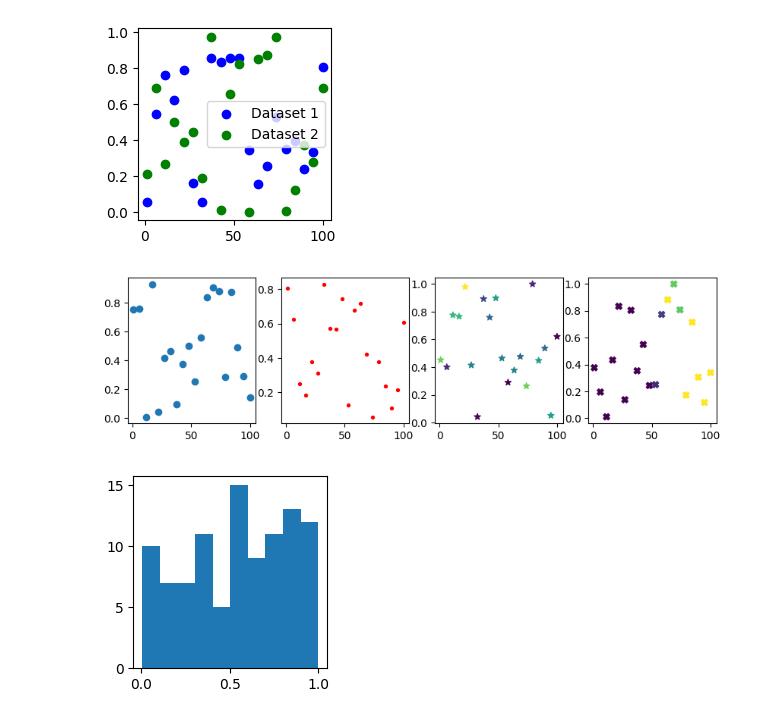
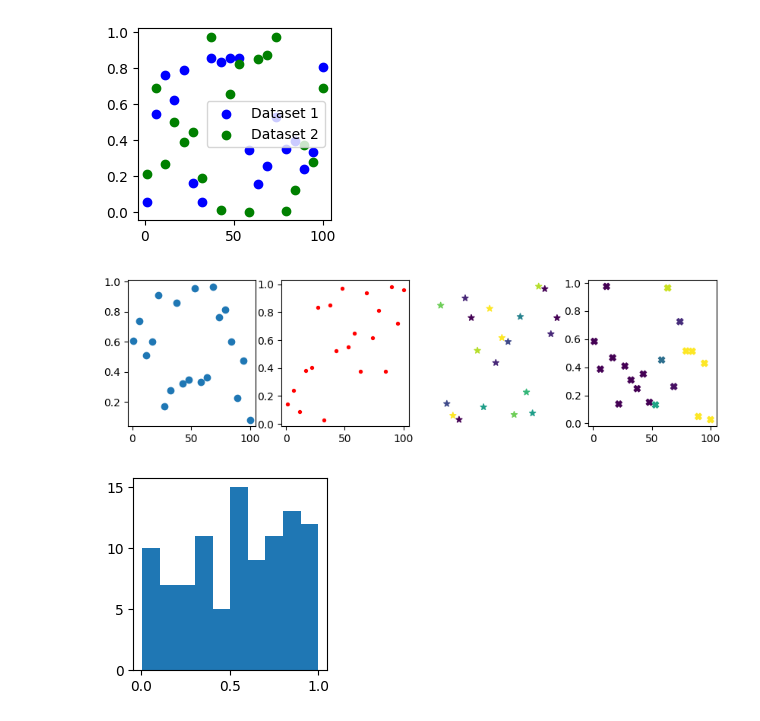
Before and after one commit to Savith-02/notebooks, a Jupyter notebook: matplotlib_plots.ipynb, the cells around one changed output. Drawn from its saved outputs; the diff is of its cells as text; code cells hidden in the pictures.

```diff
--- a/matplotlib_plots.ipynb
+++ b/matplotlib_plots.ipynb
@@ -52,23 +52,24 @@ plt.show()
 # %%
 fig, (ax1, ax2, ax3, ax4) = plt.subplots(1, 4, figsize=(width*4, height))
 x = np.linspace(1, 100, 20)
 y1 = np.random.random(20)
 y2 = np.random.random(20)
 y3 = np.random.random(20)
 y4 = np.random.random(20)
 
 ax1.scatter(x, y1, marker='o') #scatter_markers = [".", ",", "o", "v", "^", "<", ">", "1", "2", "s", "p", "*", "h", "H", "+", "x", "|", "_", "P", "X"]
 ax2.scatter(x, y2, c='red', s=8)
 
 z3 = np.random.randint(0, 10, size=20)
+ax3.set_axis_off()
 ax3.scatter(x, y3, c=z3, cmap='viridis', marker='*')
 
 z4 = np.concatenate((np.zeros(10),np.random.random(5),  np.ones(5)))
 ax4.scatter(x, y4, c=z4, cmap='viridis', marker="X")
 
 plt.show()
 # %% [output]
-[figure, old version]
+[figure, new version]
 # %%
 plt.figure(figsize=(width, height))
 y = np.random.random(100)
```
Also changed, not shown: parts of 1 cell of this notebook.
